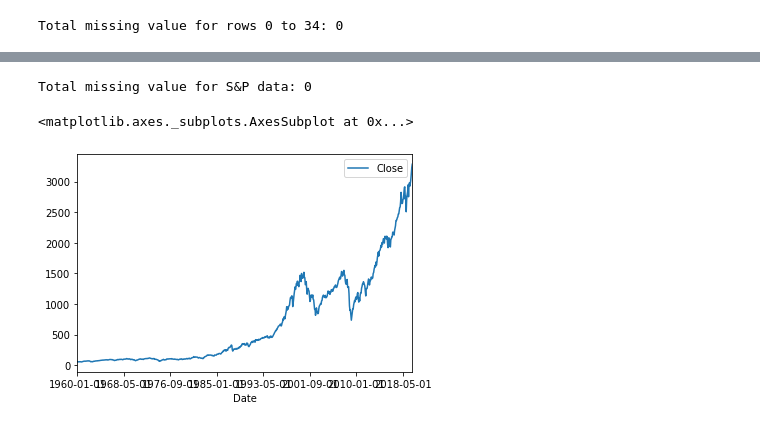
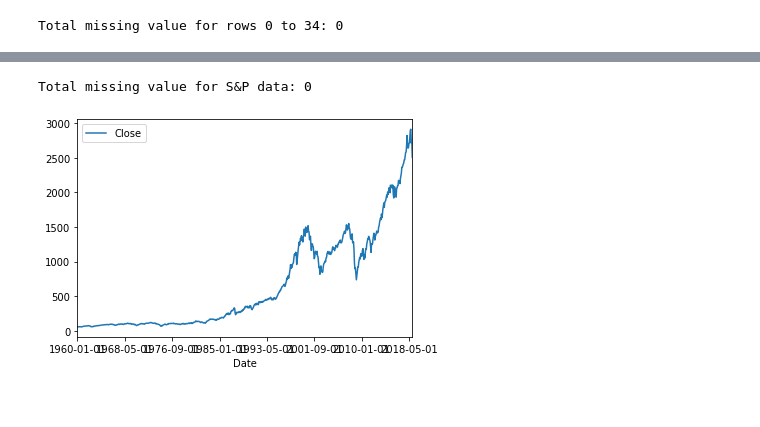
Before and after one commit to doodger/dataScience, a Jupyter notebook: finance.ipynb, the cells around one changed output, grey strips where cells are left out. Drawn from its saved outputs; the diff is of its cells as text; code cells hidden in the pictures.

```diff
--- a/finance.ipynb
+++ b/finance.ipynb
@@ -56,13 +56,28 @@ plt.show()
-# %%
-#Financial data
-sap_df.head()
-print("Total missing value for S&P data:",sap_df.isnull().sum().sum())
-
-sap_df.plot.line(x="Date",y="Close")
-# %% [output]
-Total missing value for S&P data: 0
-<matplotlib.axes._subplots.AxesSubplot at 0x...>
-[figure, removed]
+# %%
+#Financial data
+sap_df.head()
+print("Total missing value for S&P data:",sap_df.isnull().sum().sum())
+#The population data only extends to 2018, and so the 2019 data of the S&P can be cut
+#2019 data is from row 708 onward
+sap_df = sap_df.loc[0:707]
+
+#History of the S&P500
+sap_df.plot.line(x="Date",y="Close")
+
+#Turning the monthly stock market data into annualized data to compare it with the population will be helpful
+#To do this a set of yearly statistics for the S&P data will be calculated and afterward both dataframes will be merged into one consolidated dataframe
+columns = ["year","avgClose","volatility",
+           "0t4F","5t9F","10t14F","15t19F","20t24F",
+           "25t29F","30t34F","35t39F","40t44F","45t49F",
+           "50t54F","55t59F","60t64F","65t69F","70t74F",
+           "75t79F","80pF","0t4M","5t9M","10t14M","15t19M","20t24M",
+           "25t29M","30t34M","35t39M","40t44M","45t49M",
+           "50t54M","55t59M","60t64M","65t69M","70t74M",
+           "75t79M","80pM"]
+merged_df = pd.DataFrame(columns=columns)
+# %% [output]
+Total missing value for S&P data: 0
+[figure, added]
 # %% [markdown]
 ## Exploratory data analysis
 Ideas:
```
Also changed, not shown: parts of 4 cells of this notebook.
